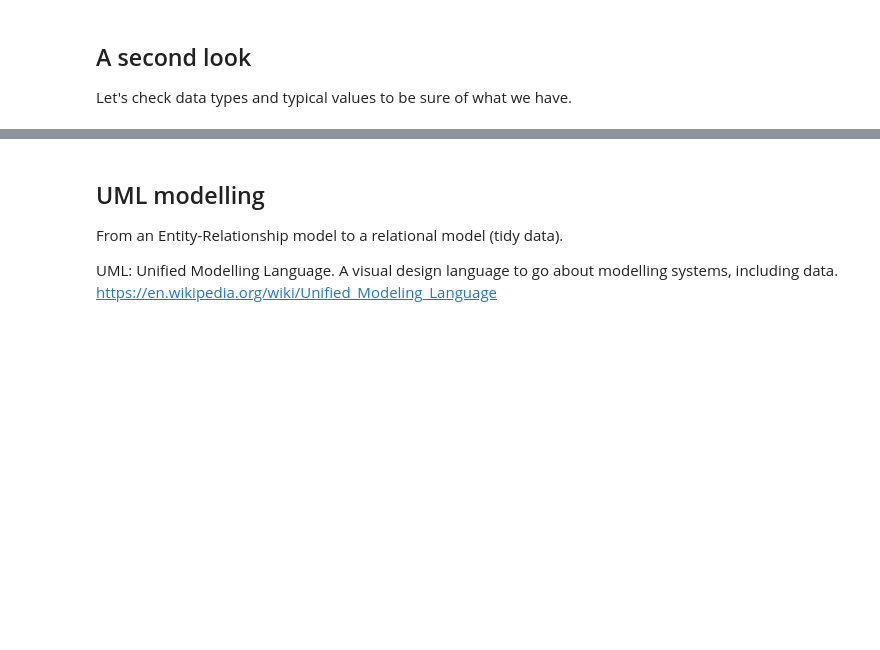
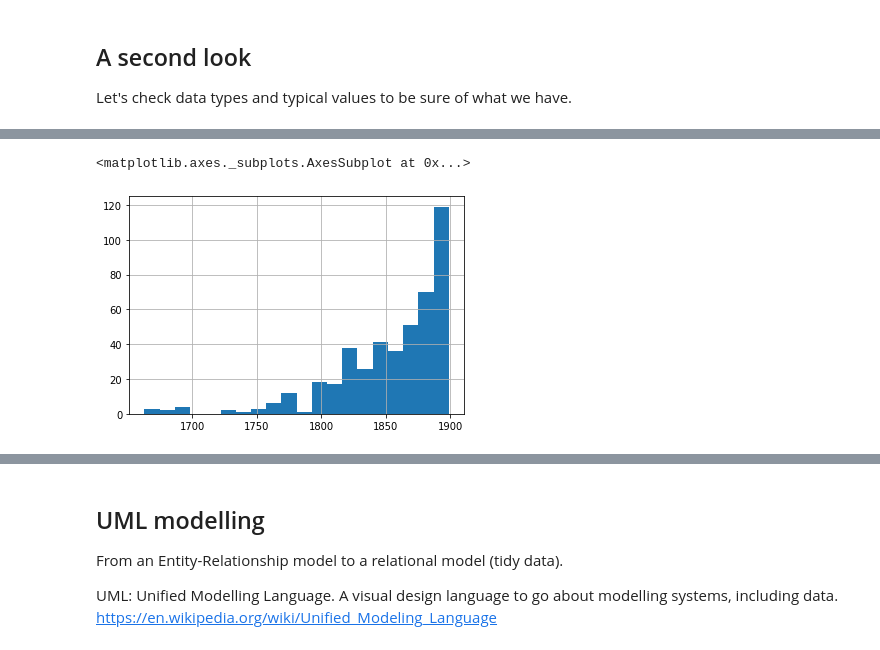
Before and after one commit to mromanello/ADA-DHOxSS, a Jupyter notebook: notebooks/2.1 Tidy data.ipynb, the cells around one changed output, grey strips where cells are left out. Cells and saved outputs as stored; diff of their text form; code cells hidden in the pictures; blank space fills up the shorter version.

```diff
--- a/notebooks/2.1 Tidy data.ipynb
+++ b/notebooks/2.1 Tidy data.ipynb
@@ -16,7 +17,7 @@ root_folder = "../data/bl_books/sample/"
 
 # metadata
 filename = "book_data_sample.json"
-metadata = json.load(open(os.path.join(root_folder,filename)))
+metadata = json.load(codecs.open(os.path.join(root_folder,filename), encoding="utf8"))
 
 # fulltexts
 foldername = "full_texts"
@@ -28,7 +29,7 @@ for root, dirs, files in os.walk(os.path.join(root_folder,foldername)):
             texts[f] = t
 
 # enriched metadata
-filename = "MicrosoftBooks_filtered_list_sample.csv"
+filename = "extra_metadata_sample.csv"
 df_extra = pd.read_csv(os.path.join(root_folder,filename), delimiter=";")
 df_extra = df_extra.rename(str.lower, axis='columns') # rename columns to lower case
 # %% [markdown]
@@ -150,0 +171,5 @@ Questions:
+# %%
+df_meta["datefield"].hist(bins=20)
+# %% [output]
+<matplotlib.axes._subplots.AxesSubplot at 0x...>
+[figure, added]
```
Also changed, not shown: parts of 27 cells of this notebook, 4 other files.
